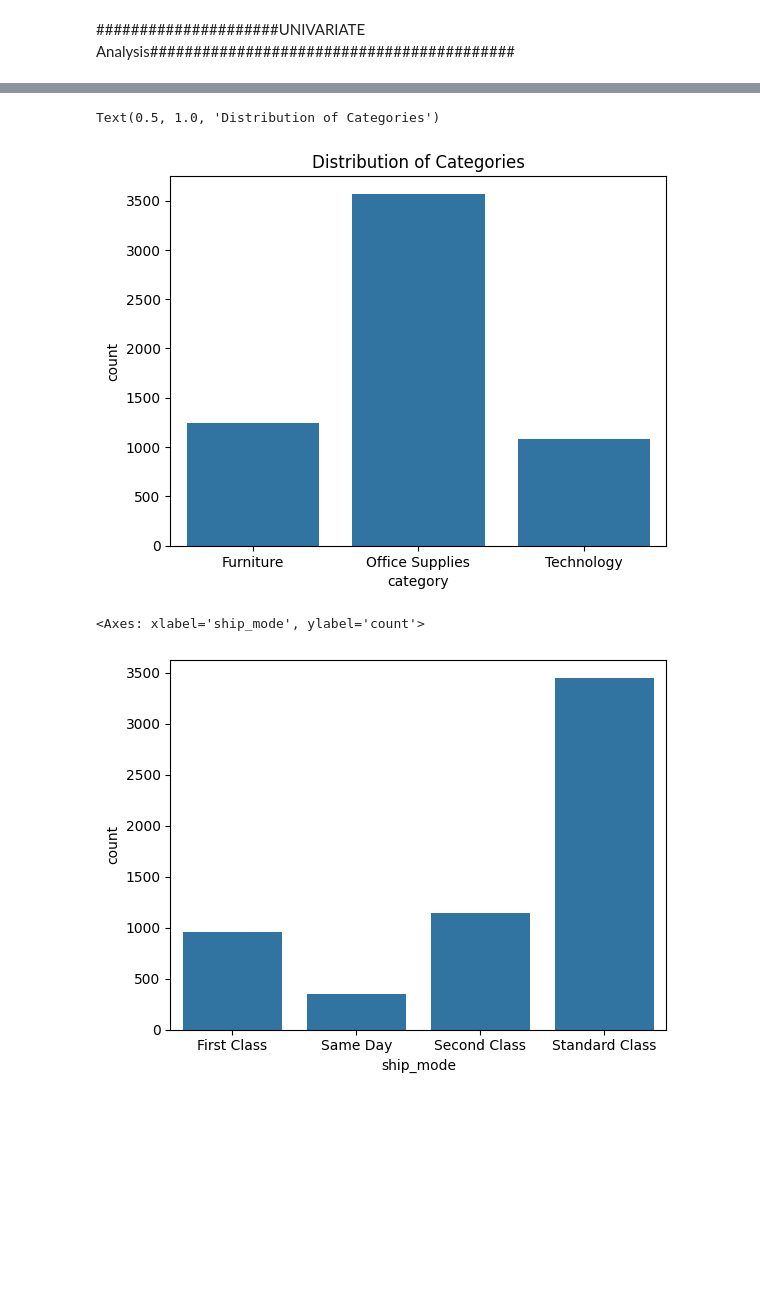
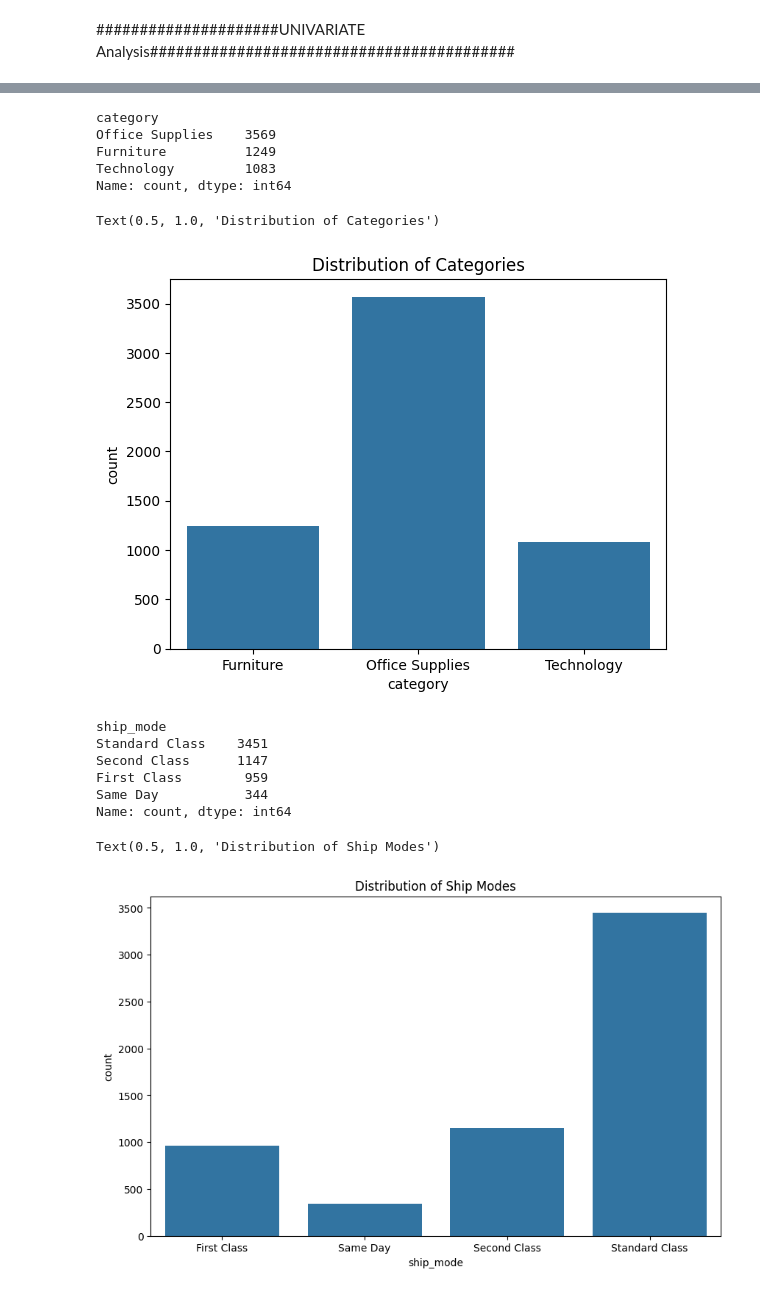
Before and after one commit to anish00ti/EDA-on-sales, a Jupyter notebook: notebook/understand_and_cleaning_data.ipynb, the cells around one changed output, grey strips where cells are left out. Saved outputs shown, nothing was run; the diff lists cells and outputs as text; code cells hidden in the pictures; blank space fills up the shorter version.

```diff
--- a/notebook/understand_and_cleaning_data.ipynb
+++ b/notebook/understand_and_cleaning_data.ipynb
@@ -178,13 +214,28 @@ Text(0.5, 1.0, 'Distribution of Countries')
 [figure]
 # %%
+
+print(df['category'].value_counts())
 sns.countplot(data=df, x="category")
 plt.title("Distribution of Categories")
 # %% [output]
-Text(0.5, 1.0, 'Distribution of Categories')
+category
+Office Supplies    3569
+Furniture          1249
+Technology         1083
+Name: count, dtype: int64
+Text(0.5, 1.0, 'Distribution of Categories')
 [figure]
 # %%
-
+plt.figure(figsize=(10, 6))
+print(df['ship_mode'].value_counts())
 sns.countplot(x=df['ship_mode'])
+plt.title("Distribution of Ship Modes")
 # %% [output]
-<Axes: xlabel='ship_mode', ylabel='count'>
+ship_mode
+Standard Class    3451
+Second Class      1147
+First Class        959
+Same Day           344
+Name: count, dtype: int64
+Text(0.5, 1.0, 'Distribution of Ship Modes')
-[figure, old version]
+[figure, new version]
```
Also changed, not shown: parts of 11 cells of this notebook.
